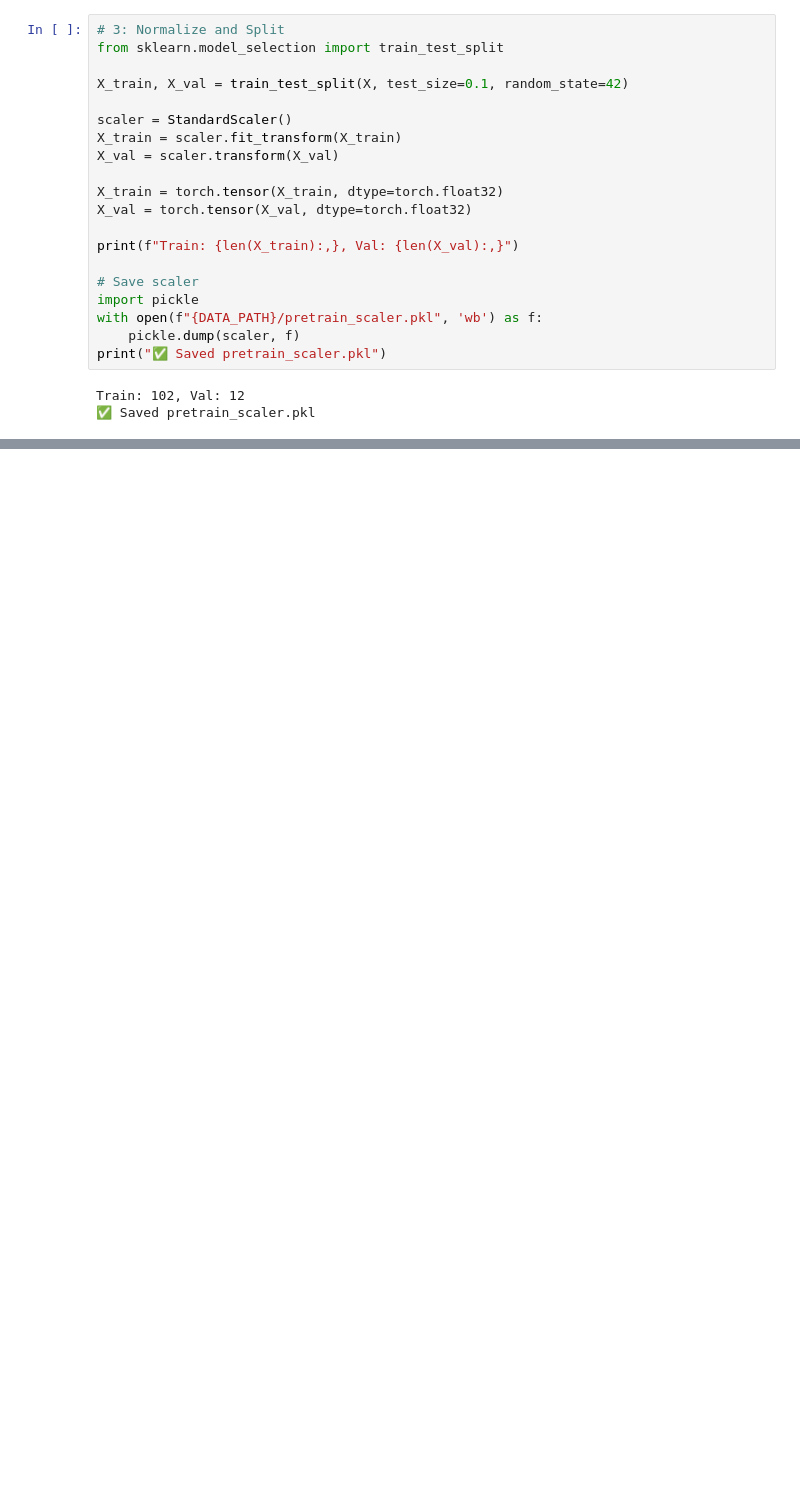
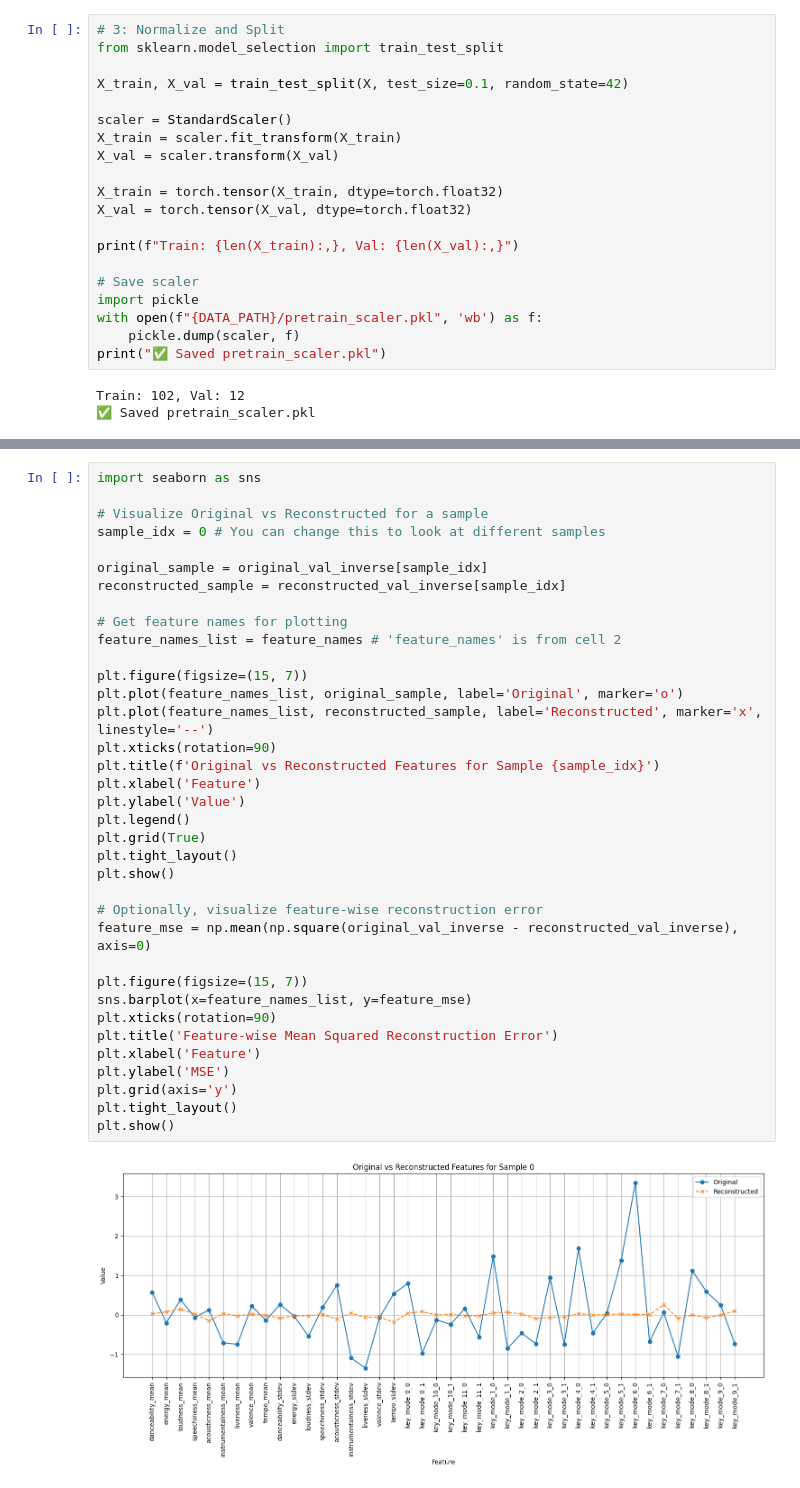
Before and after one commit to kjesinthuyaUCLL/mbti-tune, a Jupyter notebook: notebooks/MBTI_Tracks_Autoencoder.ipynb, the cells around one changed output, grey strips where cells are left out. Cells and saved outputs as stored; diff of their text form; blank space fills up the shorter version.

```diff
--- a/notebooks/MBTI_Tracks_Autoencoder.ipynb
+++ b/notebooks/MBTI_Tracks_Autoencoder.ipynb
@@ -211,0 +274,38 @@ Final validation loss: 0.440637
+# %%
+import seaborn as sns
+
+# Visualize Original vs Reconstructed for a sample
+sample_idx = 0 # You can change this to look at different samples
+
+original_sample = original_val_inverse[sample_idx]
+reconstructed_sample = reconstructed_val_inverse[sample_idx]
+
+# Get feature names for plotting
+feature_names_list = feature_names # 'feature_names' is from cell 2
+
+plt.figure(figsize=(15, 7))
+plt.plot(feature_names_list, original_sample, label='Original', marker='o')
+plt.plot(feature_names_list, reconstructed_sample, label='Reconstructed', marker='x', linestyle='--')
+plt.xticks(rotation=90)
+plt.title(f'Original vs Reconstructed Features for Sample {sample_idx}')
+plt.xlabel('Feature')
+plt.ylabel('Value')
+plt.legend()
+plt.grid(True)
+plt.tight_layout()
+plt.show()
+
+# Optionally, visualize feature-wise reconstruction error
+feature_mse = np.mean(np.square(original_val_inverse - reconstructed_val_inverse), axis=0)
+
+plt.figure(figsize=(15, 7))
+sns.barplot(x=feature_names_list, y=feature_mse)
+plt.xticks(rotation=90)
+plt.title('Feature-wise Mean Squared Reconstruction Error')
+plt.xlabel('Feature')
+plt.ylabel('MSE')
+plt.grid(axis='y')
+plt.tight_layout()
+plt.show()
+# %% [output]
+[figure, added]
```
Also changed, not shown: parts of 9 cells of this notebook.
